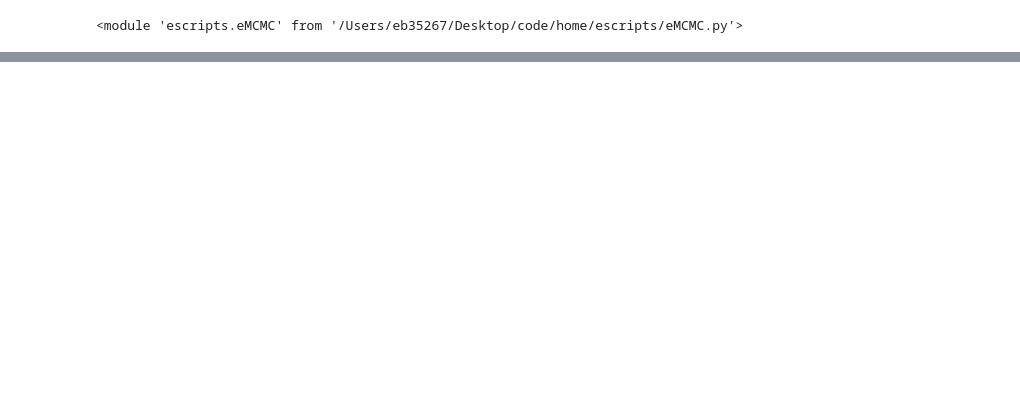
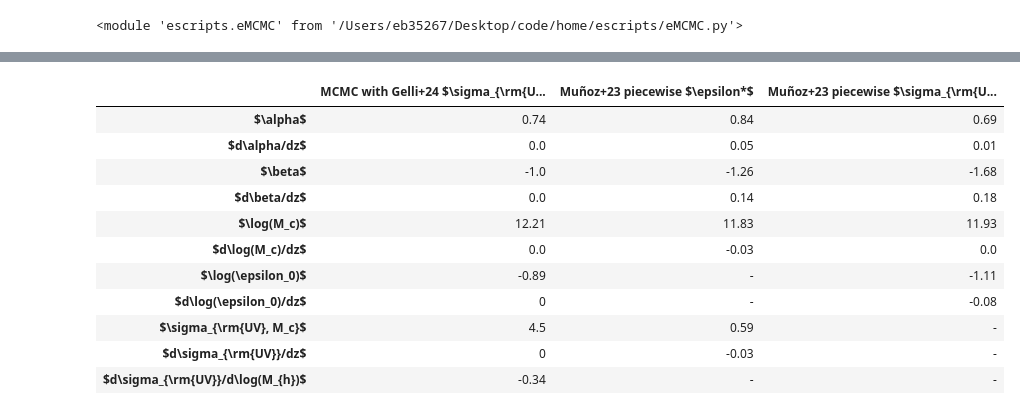
Before and after one commit to ebregou/modeling_stochasticity, a Jupyter notebook: notebooks/Replicate_Gelli_24.ipynb, the cells around one changed output, grey strips where cells are left out. Cells and saved outputs as stored; diff of their text form; code cells hidden in the pictures; blank space fills up the shorter version.

```diff
--- a/notebooks/Replicate_Gelli_24.ipynb
+++ b/notebooks/Replicate_Gelli_24.ipynb
@@ -39,0 +58,22 @@ Skipping $z=14.5$
+# %%
+samples, best_fit, labels = my_UVLF.get_fit()
+# %%
+munoz_pw_eps = [0.84, 0.05, -1.26, 0.14, 11.83, -0.03, '-', '-', 0.59, -0.03, '-']
+munoz_pw_sig = [0.69, 0.01, -1.68, 0.18, 11.93, 0, -1.11, -0.08, '-', '-', '-']
+# %%
+eMCMC.make_table([best_fit, munoz_pw_eps, munoz_pw_sig], labels,
+                 [r'MCMC with Gelli+24 $\sigma_{\rm{UV}}(M_h)$', r'Muñoz+23 piecewise $\epsilon*$',
+                  r'Muñoz+23 piecewise $\sigma_{\rm{UV}}$'])
+# %% [output]
+|  | MCMC with Gelli+24 $\sigma_{\rm{U... | Muñoz+23 piecewise $\epsilon*$ | Muñoz+23 piecewise $\sigma_{\rm{U... |
+| $\alpha$ | 0.74 | 0.84 | 0.69 |
+| $d\alpha/dz$ | 0.0 | 0.05 | 0.01 |
+| $\beta$ | -1.0 | -1.26 | -1.68 |
+| $d\beta/dz$ | 0.0 | 0.14 | 0.18 |
+| $\log(M_c)$ | 12.21 | 11.83 | 11.93 |
+| $d\log(M_c)/dz$ | 0.0 | -0.03 | 0.0 |
+| $\log(\epsilon_0)$ | -0.89 | - | -1.11 |
+| $d\log(\epsilon_0)/dz$ | 0 | - | -0.08 |
+| $\sigma_{\rm{UV}, M_c}$ | 4.5 | 0.59 | - |
+| $d\sigma_{\rm{UV}}/dz$ | 0 | -0.03 | - |
+| $d\sigma_{\rm{UV}}/d\log(M_{h})$ | -0.34 | - | - |
```
Also changed, not shown: parts of 9 cells of this notebook, 3 other files.
